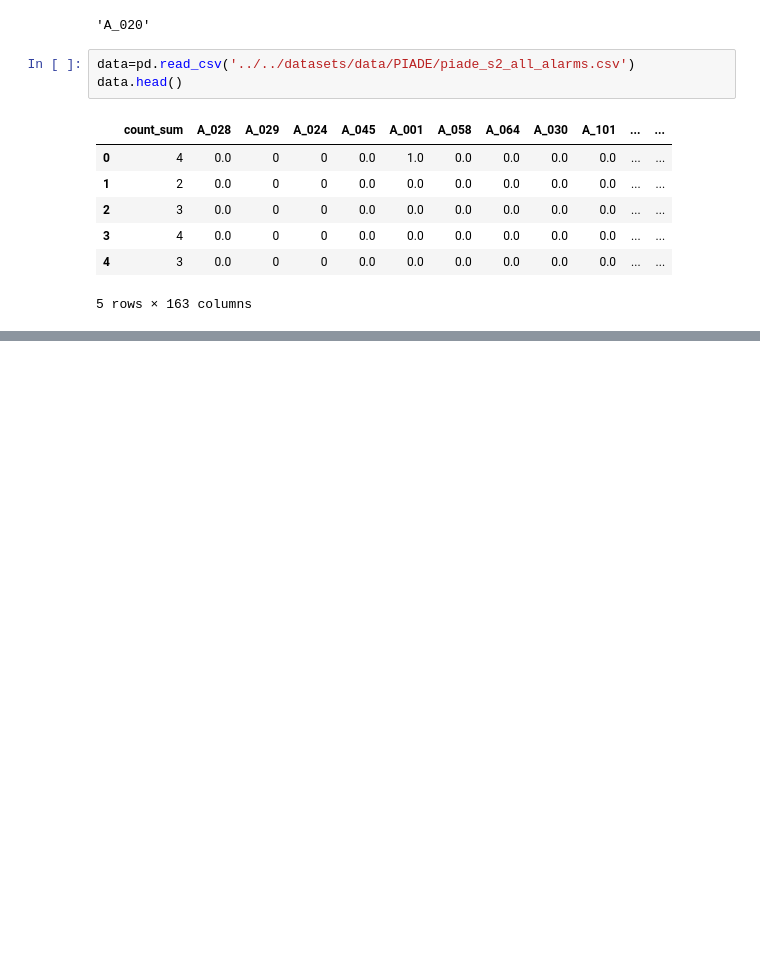
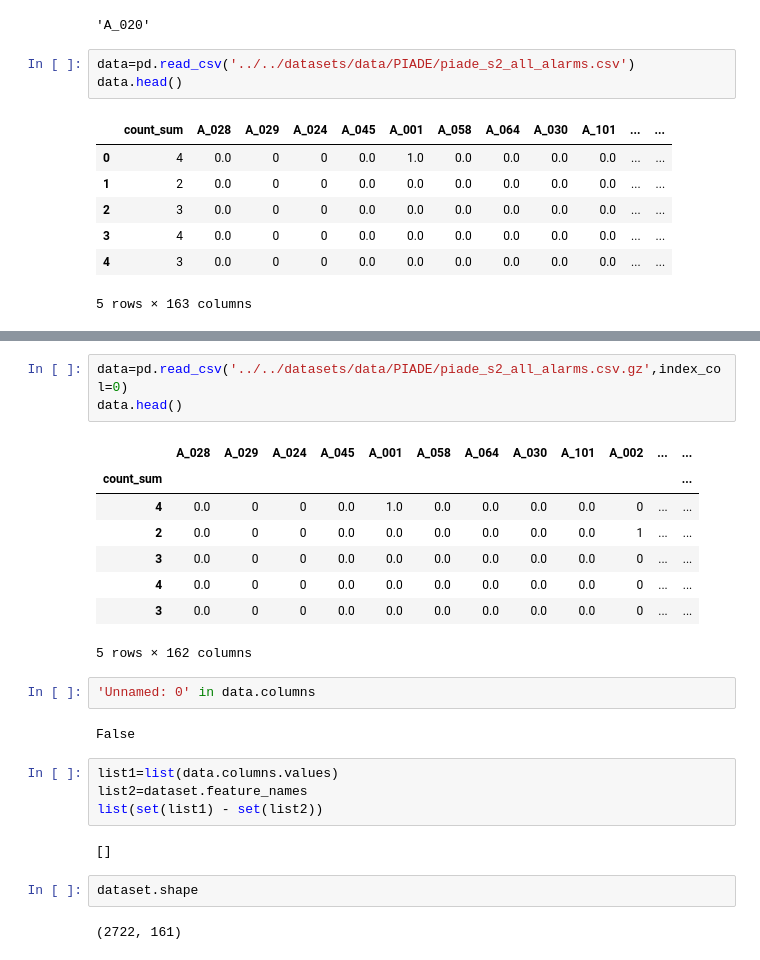
Before and after one commit to francesco-borsatti-unipd/ExIFFI, a Jupyter notebook: notebooks/fix_stuff.ipynb, the cells around one changed output, grey strips where cells are left out. Drawn from its saved outputs; the diff is of its cells as text; blank space fills up the shorter version.

```diff
--- a/notebooks/fix_stuff.ipynb
+++ b/notebooks/fix_stuff.ipynb
@@ -1432,0 +1477,26 @@ data.head()
+# %%
+data=pd.read_csv('../../datasets/data/PIADE/piade_s2_all_alarms.csv.gz',index_col=0)
+data.head()
+# %% [output]
+|  | A_028 | A_029 | A_024 | A_045 | A_001 | A_058 | A_064 | A_030 | A_101 | A_002 | ... | ... |
+| count_sum |  |  |  |  |  |  |  |  |  |  |  | ... |
+| 4 | 0.0 | 0 | 0 | 0.0 | 1.0 | 0.0 | 0.0 | 0.0 | 0.0 | 0 | ... | ... |
+| 2 | 0.0 | 0 | 0 | 0.0 | 0.0 | 0.0 | 0.0 | 0.0 | 0.0 | 1 | ... | ... |
+| 3 | 0.0 | 0 | 0 | 0.0 | 0.0 | 0.0 | 0.0 | 0.0 | 0.0 | 0 | ... | ... |
+| 4 | 0.0 | 0 | 0 | 0.0 | 0.0 | 0.0 | 0.0 | 0.0 | 0.0 | 0 | ... | ... |
+| 3 | 0.0 | 0 | 0 | 0.0 | 0.0 | 0.0 | 0.0 | 0.0 | 0.0 | 0 | ... | ... |
+5 rows × 162 columns
+# %%
+'Unnamed: 0' in data.columns
+# %% [output]
+False
+# %%
+list1=list(data.columns.values)
+list2=dataset.feature_names
+list(set(list1) - set(list2))
+# %% [output]
+[]
+# %%
+dataset.shape
+# %% [output]
+(2722, 161)
```
Also changed, not shown: parts of 6 cells of this notebook, 4 other files.
